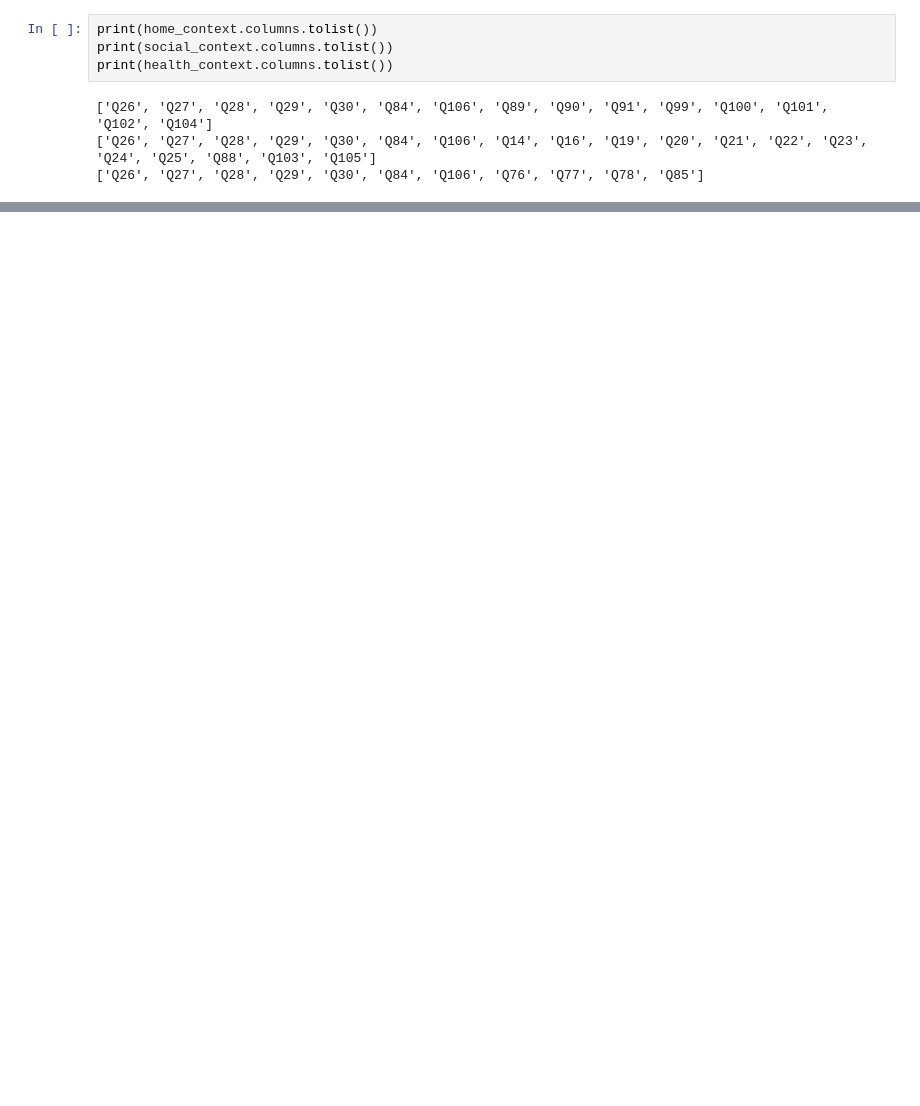
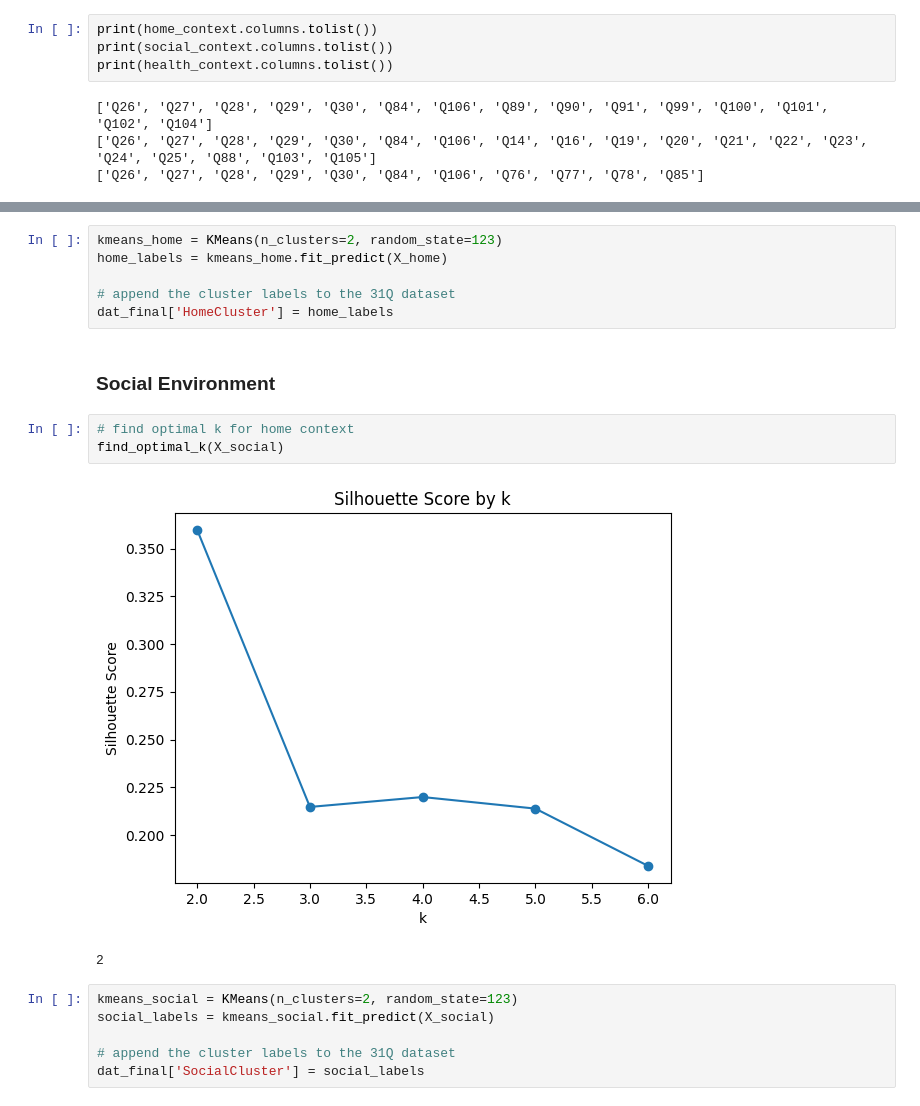
Before and after one commit to emilyh006/predict_absent, a Jupyter notebook: analysis.ipynb, the cells around one changed output, grey strips where cells are left out. Cells and saved outputs as stored; diff of their text form; blank space fills up the shorter version.

```diff
--- a/analysis.ipynb
+++ b/analysis.ipynb
@@ -193,0 +234,21 @@ print(health_context.columns.tolist())
+# %%
+kmeans_home = KMeans(n_clusters=2, random_state=123)
+home_labels = kmeans_home.fit_predict(X_home)
+
+# append the cluster labels to the 31Q dataset
+dat_final['HomeCluster'] = home_labels
+# %% [markdown]
+
+### Social Environment
+# %%
+# find optimal k for home context
+find_optimal_k(X_social)
+# %% [output]
+[figure, added]
+2
+# %%
+kmeans_social = KMeans(n_clusters=2, random_state=123)
+social_labels = kmeans_social.fit_predict(X_social)
+
+# append the cluster labels to the 31Q dataset
+dat_final['SocialCluster'] = social_labels
```
Also changed, not shown: parts of 15 cells of this notebook.
